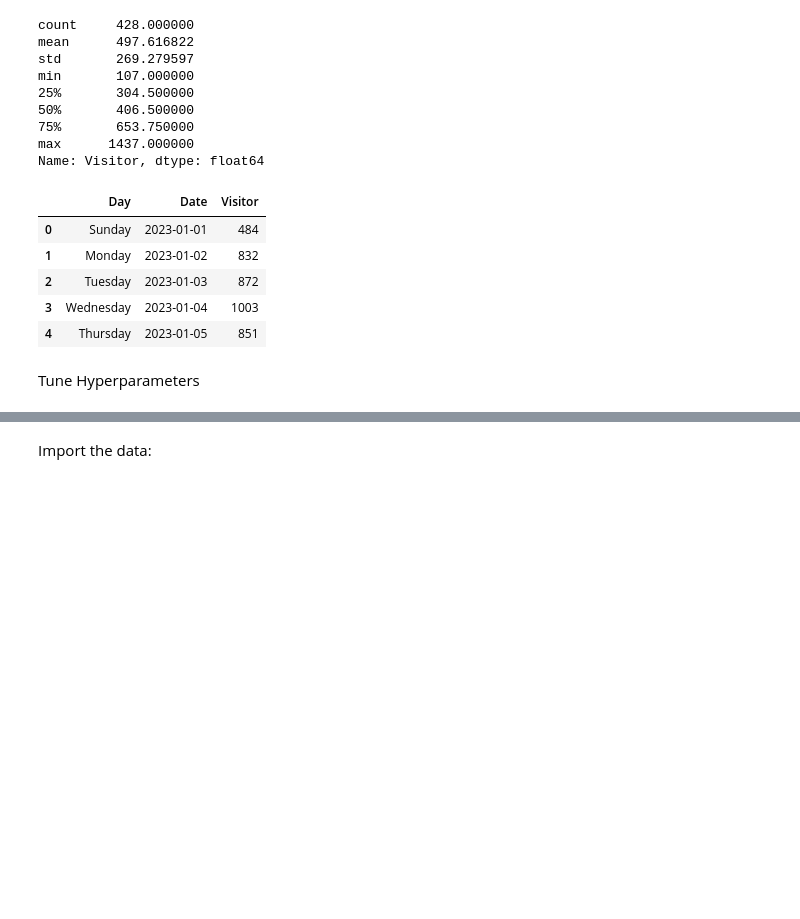
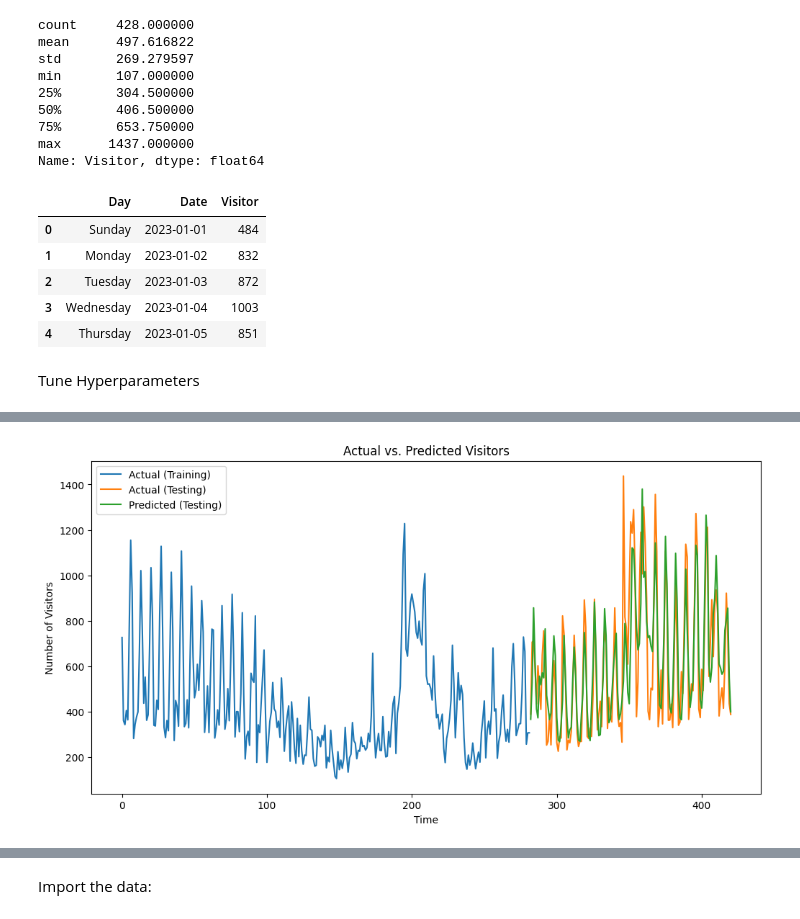
Before and after one commit to Catalin246/cupola-xs, a Jupyter notebook: model/LSTM.ipynb, the cells around one changed output, grey strips where cells are left out. Cells and saved outputs as stored; diff of their text form; code cells hidden in the pictures; blank space fills up the shorter version.

Commit message:
jupyter cinema tests

```diff
--- a/model/LSTM.ipynb
+++ b/model/LSTM.ipynb
@@ -39,7 +39,7 @@ Pandas already installed, only imported
 NumPy already installed, only imported
 PyPlot already installed, only imported
 # %%
-cinema = pd.read_csv('../data/cinema.csv', sep=';', low_memory=False)
+cinema = pd.read_csv('../data/RAW Cinema Data.csv', sep=';', low_memory=False)
 
 # Mapping dictionary for translating Dutch day names to English
 dutch_to_english = {
@@ -458,0 +423,75 @@ model.save("cinemadata_model.h5")
+# %%
+from sklearn.model_selection import train_test_split
+from tensorflow.keras.models import Sequential
+from tensorflow.keras.layers import LSTM, Dense
+from tensorflow.keras.optimizers import Adam
+import matplotlib.pyplot as plt
+import numpy as np
+
+scaled_data = cinema['Visitor'].values.reshape(-1, 1)
+
+# Prepare data for LSTM
+def create_sequences(data, seq_length):
+    X, y = [], []
+    for i in range(len(data) - seq_length):
+        X.append(data[i:i + seq_length])
+        y.append(data[i + seq_length])
+    return np.array(X), np.array(y)
+
+# Define sequence length
+seq_length = 7
+
+# Create sequences for LSTM input
+X, y = create_sequences(scaled_data, seq_length)
+
+print(X)
+
+# Split data into training and testing sets
+X_train, X_test, y_train, y_test = train_test_split(X, y, test_size=0.33, shuffle=False)
+
+# Reshape data to fit LSTM input requirements
+X_train = X_train.reshape((X_train.shape[0], X_train.shape[1], 1))
+X_test = X_test.reshape((X_test.shape[0], X_test.shape[1], 1))
+
+# Define LSTM model architecture
+# model = Sequential()
+# model.add(LSTM(50, activation='tanh', return_sequences=True, input_shape=(seq_length, 1)))
+# model.add(LSTM(50, activation='tanh'))
+# model.add(Dense(1))
+
+model = Sequential()
+model.add(LSTM(50, activation='relu', return_sequences=True, input_shape=(seq_length, 1)))
+model.add(LSTM(50, activation='relu'))
+model.add(Dense(1))
+model.compile(optimizer='adam', loss='mse')
+
+# Define optimizer with learning rate
+optimizer = Adam(learning_rate=0.001)
+
+model.compile(optimizer=optimizer, loss='mse')
+
+# Train the model with specified epochs
+history = model.fit(X_train, y_train, epochs=50, batch_size=32, validation_data=(X_test, y_test), verbose=0)
+
+# Evaluate the model
+loss = model.evaluate(X_test, y_test, verbose=0)
+print(f"LSTM Model Test Loss: {loss}")
+
+# Make predictions
+predictions = model.predict(X_test)
+
+actual_values = y_test.reshape(-1, 1)
+
+# Plot actual vs. predicted visitor numbers
+train_length = len(y_train)
+
+plt.figure(figsize=(12, 6))
+plt.plot(range(train_length), y_train, label='Actual (Training)')
+plt.plot(range(train_length, train_length + len(y_test)), y_test, label='Actual (Testing)')
+plt.plot(range(train_length, train_length + len(predictions)), predictions.flatten(), label='Predicted (Testing)')
+plt.title('Actual vs. Predicted Visitors')
+plt.xlabel('Time')
+plt.ylabel('Number of Visitors')
+plt.legend()
+plt.show()
+# %% [output]
@@ -458,0 +515 @@ model.save("cinemadata_model.h5")
+[figure, added]
```
Also changed, not shown: parts of 10 cells of this notebook.
